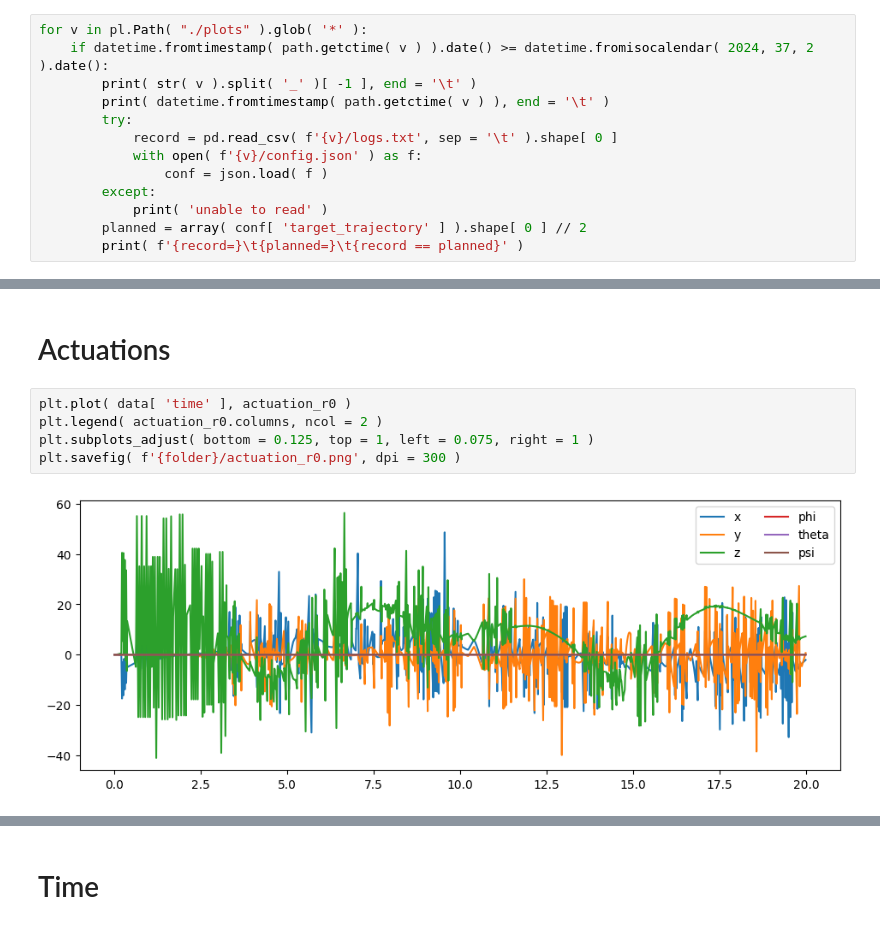
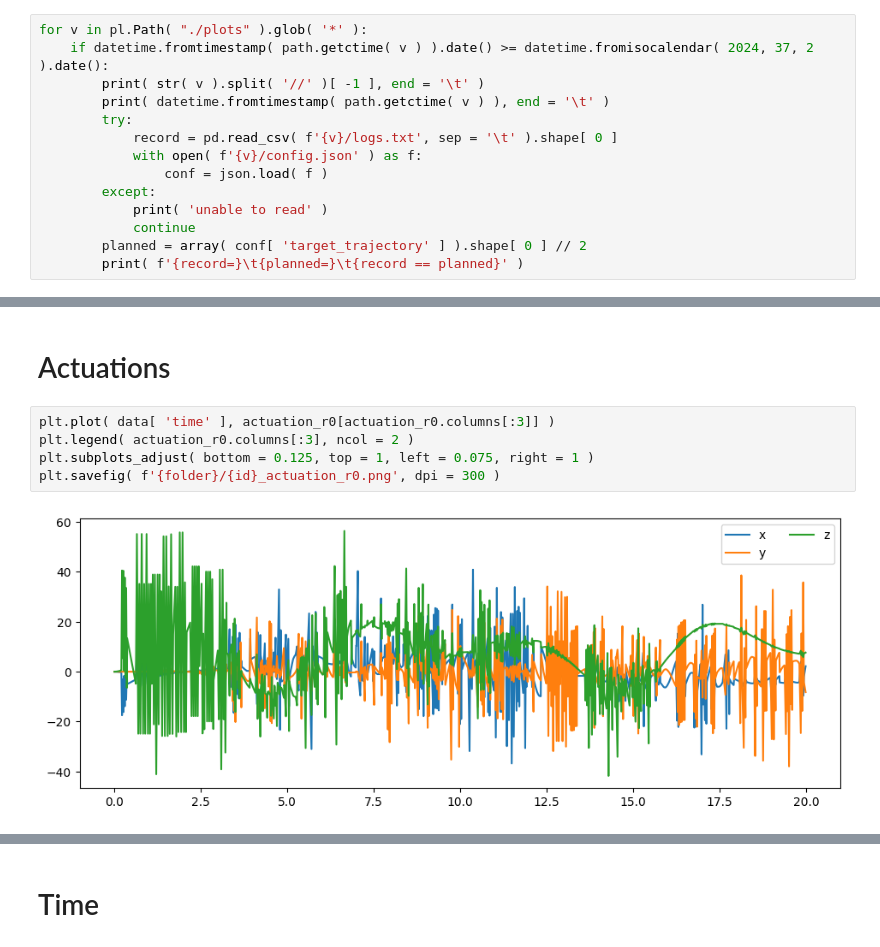
Before and after one commit to Kooolkimooov/pympc_usage, a Jupyter notebook: test.ipynb, the cells around one changed output, grey strips where cells are left out. Drawn from its saved outputs; the diff is of its cells as text.

```diff
--- a/test.ipynb
+++ b/test.ipynb
@@ -22,7 +22,7 @@ rcParams[ 'figure.figsize' ] = [ gain * 6.4, gain * 4.8 / 2 ]
 # %%
 for v in pl.Path( "./plots" ).glob( '*' ):
 	if datetime.fromtimestamp( path.getctime( v ) ).date() >= datetime.fromisocalendar( 2024, 37, 2 ).date():
-		print( str( v ).split( '_' )[ -1 ], end = '\t' )
+		print( str( v ).split( '//' )[ -1 ], end = '\t' )
 		print( datetime.fromtimestamp( path.getctime( v ) ), end = '\t' )
 		try:
 			record = pd.read_csv( f'{v}/logs.txt', sep = '\t' ).shape[ 0 ]
@@ -30,6 +30,7 @@ for v in pl.Path( "./plots" ).glob( '*' ):
 				conf = json.load( f )
 		except:
 			print( 'unable to read' )
+			continue
 		planned = array( conf[ 'target_trajectory' ] ).shape[ 0 ] // 2
 		print( f'{record=}\t{planned=}\t{record == planned}' )
 # %% [output]
@@ -353,9 +457,9 @@ plt.savefig( f'{folder}/speed_r2.png', dpi = 300 )
 # %% [markdown]
 # Actuations
 # %%
-plt.plot( data[ 'time' ], actuation_r0 )
-plt.legend( actuation_r0.columns, ncol = 2 )
+plt.plot( data[ 'time' ], actuation_r0[actuation_r0.columns[:3]] )
+plt.legend( actuation_r0.columns[:3], ncol = 2 )
 plt.subplots_adjust( bottom = 0.125, top = 1, left = 0.075, right = 1 )
-plt.savefig( f'{folder}/actuation_r0.png', dpi = 300 )
+plt.savefig( f'{folder}/{id}_actuation_r0.png', dpi = 300 )
 # %% [output]
-[figure, old version]
+[figure, new version]
```
Also changed, not shown: parts of 35 cells of this notebook, 4 other files.
